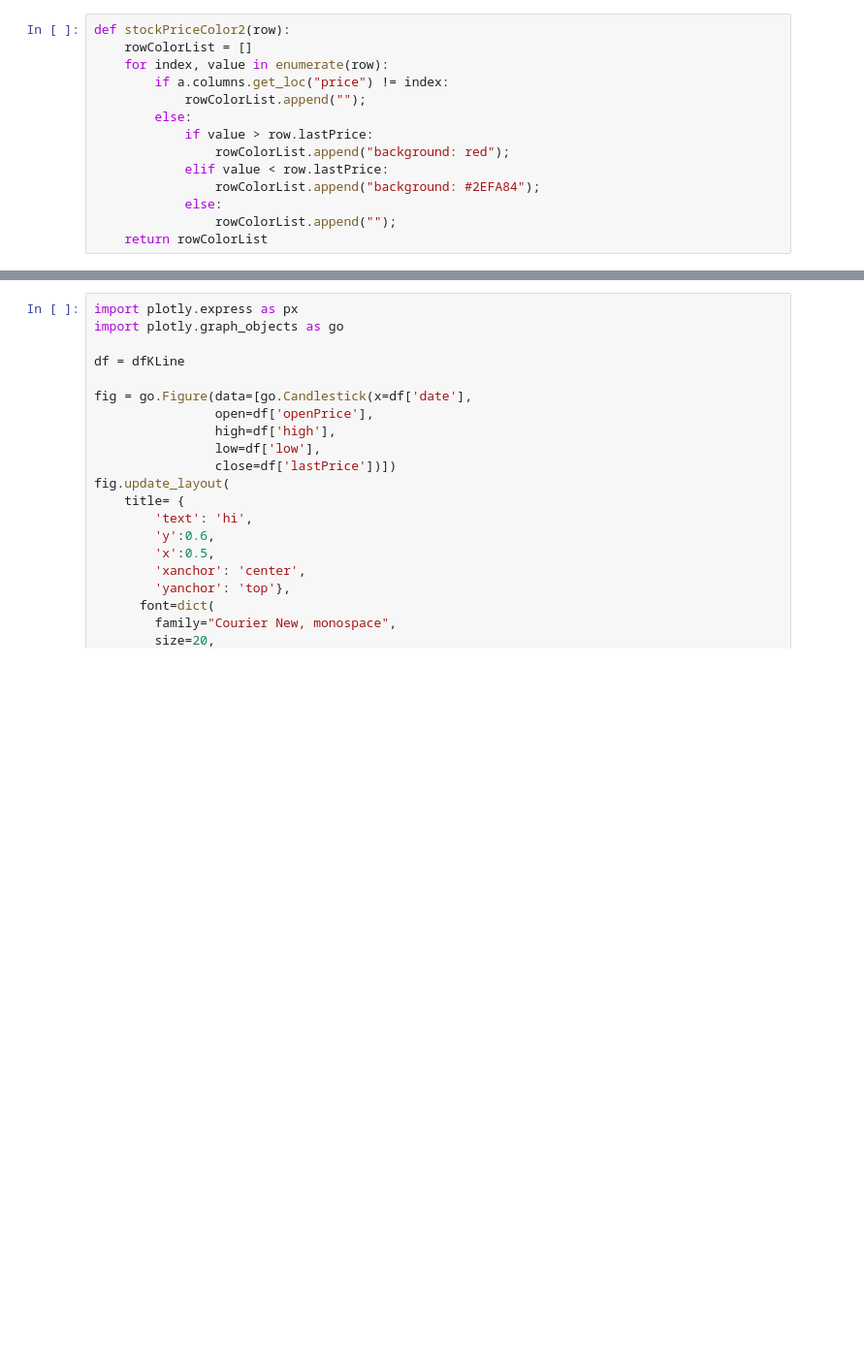
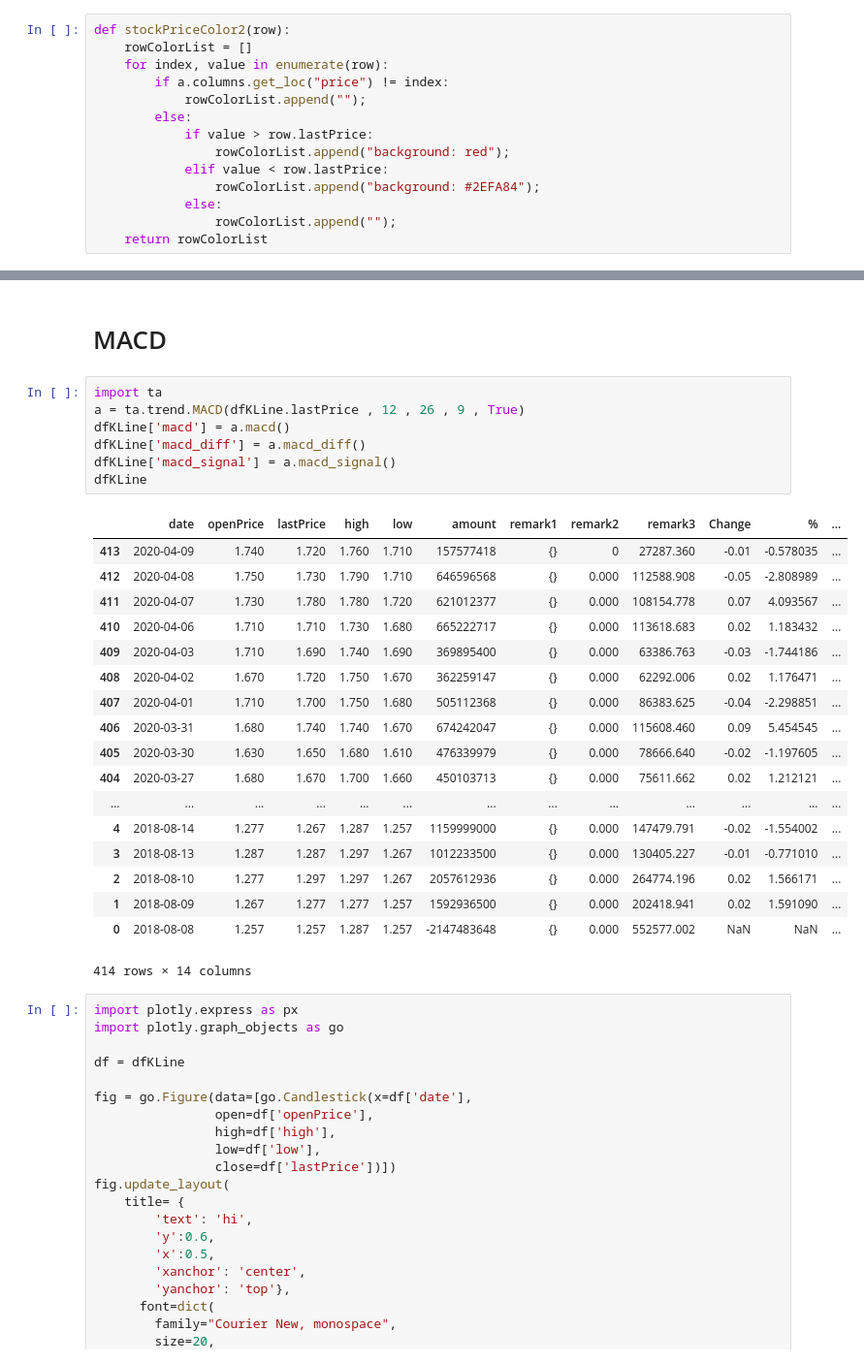
Before and after one commit to TheStepTwo/quantitative_trading, a Jupyter notebook: simple_monitor.ipynb, the cells around one changed output, grey strips where cells are left out. Shown at 97% size. Saved outputs shown, nothing was run; the diff lists cells and outputs as text; blank space fills up the shorter version.

Commit message:
add macd data

```diff
--- a/simple_monitor.ipynb
+++ b/simple_monitor.ipynb
@@ -157,3 +159,31 @@ dfKLine
+# %% [markdown]
+# MACD
+# %%
+import ta
+a = ta.trend.MACD(dfKLine.lastPrice , 12 , 26 , 9 , True)
+dfKLine['macd'] = a.macd()
+dfKLine['macd_diff'] = a.macd_diff()
+dfKLine['macd_signal'] = a.macd_signal()
+dfKLine
+# %% [output]
+|  | date | openPrice | lastPrice | high | low | amount | remark1 | remark2 | remark3 | Change | % | ... |
+| 413 | 2020-04-09 | 1.740 | 1.720 | 1.760 | 1.710 | 157577418 | {} | 0 | 27287.360 | -0.01 | -0.578035 | ... |
+| 412 | 2020-04-08 | 1.750 | 1.730 | 1.790 | 1.710 | 646596568 | {} | 0.000 | 112588.908 | -0.05 | -2.808989 | ... |
+| 411 | 2020-04-07 | 1.730 | 1.780 | 1.780 | 1.720 | 621012377 | {} | 0.000 | 108154.778 | 0.07 | 4.093567 | ... |
+| 410 | 2020-04-06 | 1.710 | 1.710 | 1.730 | 1.680 | 665222717 | {} | 0.000 | 113618.683 | 0.02 | 1.183432 | ... |
+| 409 | 2020-04-03 | 1.710 | 1.690 | 1.740 | 1.690 | 369895400 | {} | 0.000 | 63386.763 | -0.03 | -1.744186 | ... |
+| 408 | 2020-04-02 | 1.670 | 1.720 | 1.750 | 1.670 | 362259147 | {} | 0.000 | 62292.006 | 0.02 | 1.176471 | ... |
+| 407 | 2020-04-01 | 1.710 | 1.700 | 1.750 | 1.680 | 505112368 | {} | 0.000 | 86383.625 | -0.04 | -2.298851 | ... |
+| 406 | 2020-03-31 | 1.680 | 1.740 | 1.740 | 1.670 | 674242047 | {} | 0.000 | 115608.460 | 0.09 | 5.454545 | ... |
+| 405 | 2020-03-30 | 1.630 | 1.650 | 1.680 | 1.610 | 476339979 | {} | 0.000 | 78666.640 | -0.02 | -1.197605 | ... |
+| 404 | 2020-03-27 | 1.680 | 1.670 | 1.700 | 1.660 | 450103713 | {} | 0.000 | 75611.662 | 0.02 | 1.212121 | ... |
+| ... | ... | ... | ... | ... | ... | ... | ... | ... | ... | ... | ... | ... |
+| 4 | 2018-08-14 | 1.277 | 1.267 | 1.287 | 1.257 | 1159999000 | {} | 0.000 | 147479.791 | -0.02 | -1.554002 | ... |
+| 3 | 2018-08-13 | 1.287 | 1.287 | 1.297 | 1.267 | 1012233500 | {} | 0.000 | 130405.227 | -0.01 | -0.771010 | ... |
+| 2 | 2018-08-10 | 1.277 | 1.297 | 1.297 | 1.267 | 2057612936 | {} | 0.000 | 264774.196 | 0.02 | 1.566171 | ... |
+| 1 | 2018-08-09 | 1.267 | 1.277 | 1.277 | 1.257 | 1592936500 | {} | 0.000 | 202418.941 | 0.02 | 1.591090 | ... |
+| 0 | 2018-08-08 | 1.257 | 1.257 | 1.287 | 1.257 | -2147483648 | {} | 0.000 | 552577.002 | NaN | NaN | ... |
+414 rows × 14 columns
 # %%
 import plotly.express as px
 import plotly.graph_objects as go
```
Also changed, not shown: parts of 3 cells of this notebook.
